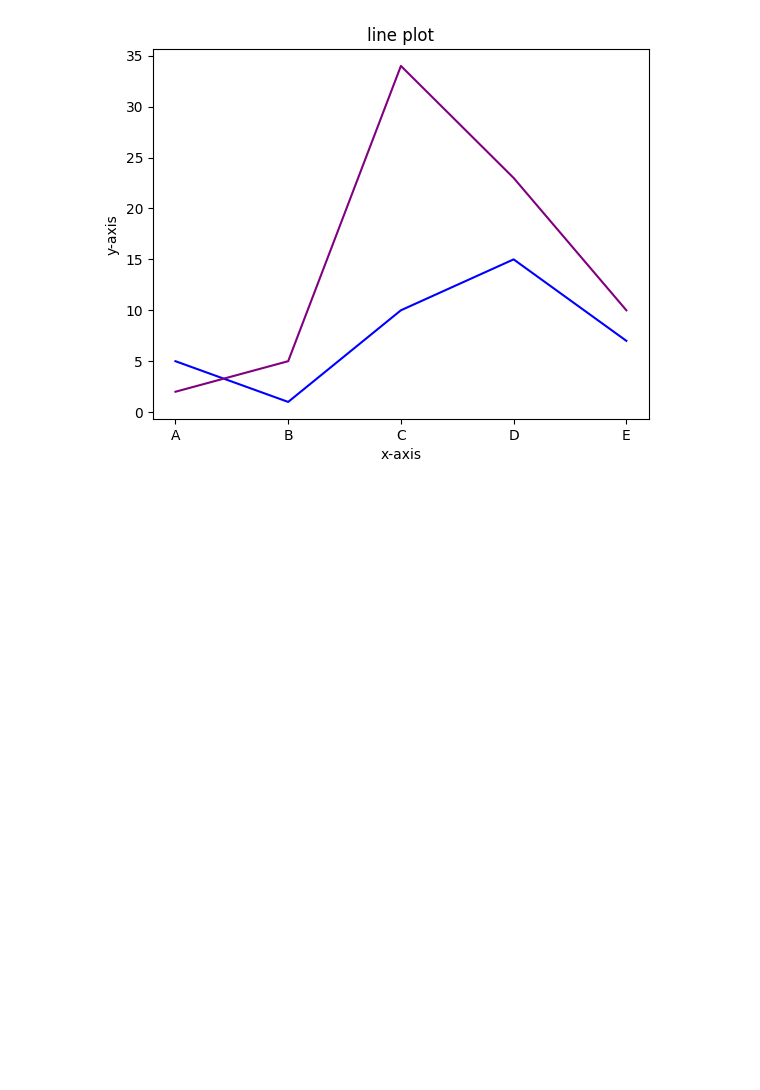
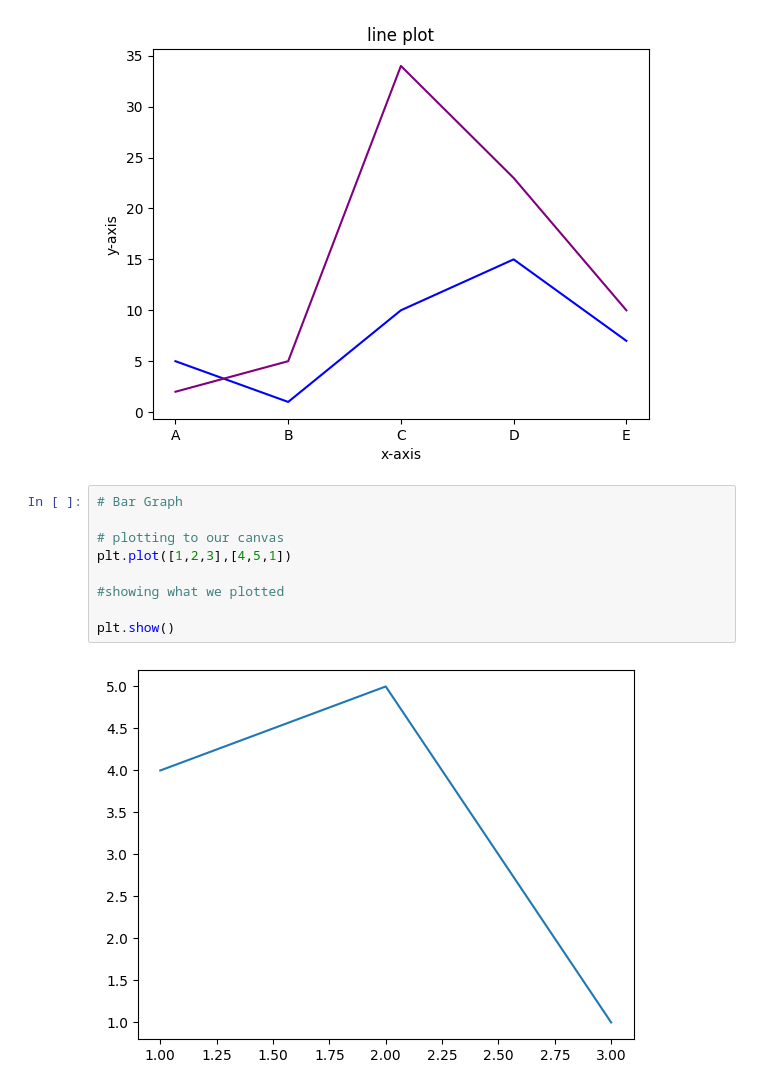
Before and after one commit to Shivsgithubb/DATA-ANALYTICS, a Jupyter notebook: Data Visualiztion/matplot.ipynb, the cells around one changed output. Saved outputs shown, nothing was run; the diff lists cells and outputs as text; blank space fills up the shorter version.

```diff
--- a/Data Visualiztion/matplot.ipynb
+++ b/Data Visualiztion/matplot.ipynb
@@ -40,3 +40,14 @@ plt.ylabel('y-axis')
 plt.show()
 # %% [output]
 [figure]
+# %%
+# Bar Graph
+
+# plotting to our canvas
+plt.plot([1,2,3],[4,5,1])
+
+#showing what we plotted
+
+plt.show()
+# %% [output]
+[figure, added]
```
Also changed, not shown: 1 other file.
